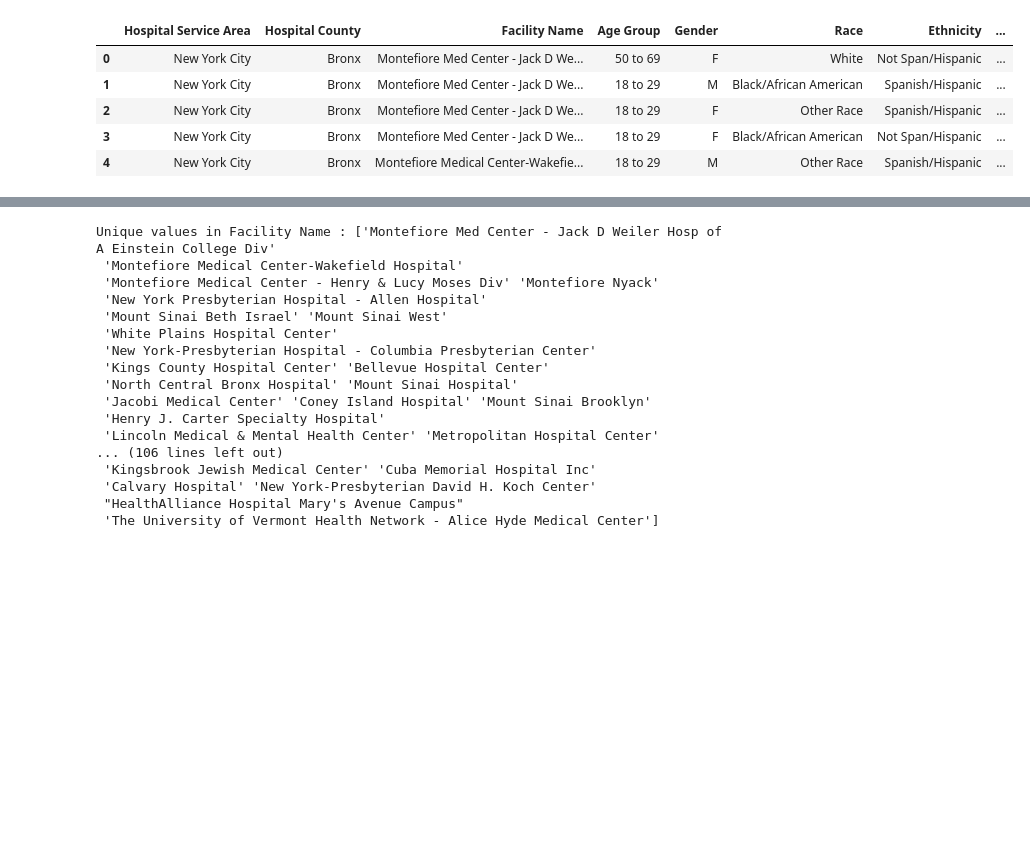
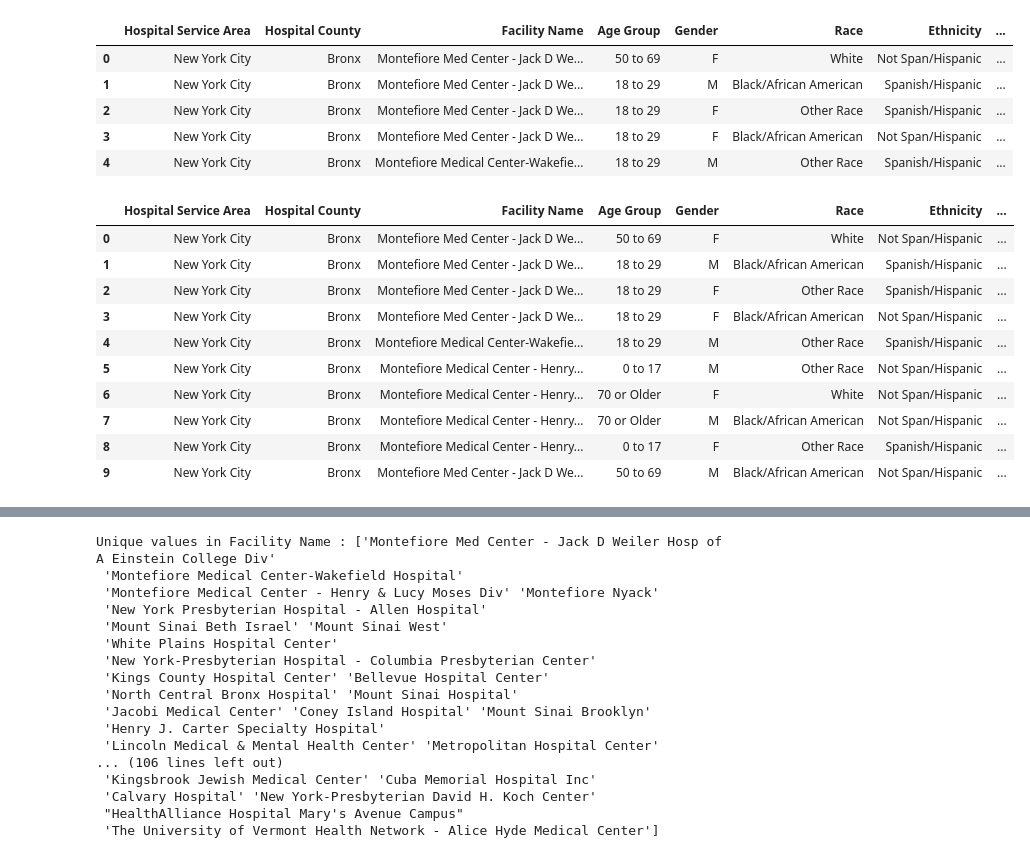
Before and after one commit to Omeesha28/NY-Healthcare-Data-Visualization, a Jupyter notebook: main.ipynb, the cells around one changed output, grey strips where cells are left out. Saved outputs shown, nothing was run; the diff lists cells and outputs as text; code cells hidden in the pictures; blank space fills up the shorter version.

```diff
--- a/main.ipynb
+++ b/main.ipynb
@@ -104,6 +104,23 @@ clean_data_merged=clean_data.merge(NY_lat_long_df, on='Facility Name', how="left
 clean_data_merged.head()
 
 clean_data_merged.to_csv("Resources/NY_data_2022.csv", index=False)
+# %%
+clean_data_merged['Total Charges'] = clean_data_merged['Total Charges'].astype(str).str.replace(',', '').astype(float)
+clean_data_merged['Total Costs'] = clean_data_merged['Total Costs'].astype(str).str.replace(',', '').astype(float)
+
+clean_data_merged.head(10)
+# %% [output]
+|  | Hospital Service Area | Hospital County | Facility Name | Age Group | Gender | Race | Ethnicity | ... |
+| 0 | New York City | Bronx | Montefiore Med Center - Jack D We... | 50 to 69 | F | White | Not Span/Hispanic | ... |
+| 1 | New York City | Bronx | Montefiore Med Center - Jack D We... | 18 to 29 | M | Black/African American | Spanish/Hispanic | ... |
+| 2 | New York City | Bronx | Montefiore Med Center - Jack D We... | 18 to 29 | F | Other Race | Spanish/Hispanic | ... |
+| 3 | New York City | Bronx | Montefiore Med Center - Jack D We... | 18 to 29 | F | Black/African American | Not Span/Hispanic | ... |
+| 4 | New York City | Bronx | Montefiore Medical Center-Wakefie... | 18 to 29 | M | Other Race | Spanish/Hispanic | ... |
+| 5 | New York City | Bronx | Montefiore Medical Center - Henry... | 0 to 17 | M | Other Race | Not Span/Hispanic | ... |
+| 6 | New York City | Bronx | Montefiore Medical Center - Henry... | 70 or Older | F | White | Not Span/Hispanic | ... |
+| 7 | New York City | Bronx | Montefiore Medical Center - Henry... | 70 or Older | M | Black/African American | Not Span/Hispanic | ... |
+| 8 | New York City | Bronx | Montefiore Medical Center - Henry... | 0 to 17 | F | Other Race | Spanish/Hispanic | ... |
+| 9 | New York City | Bronx | Montefiore Med Center - Jack D We... | 50 to 69 | M | Black/African American | Not Span/Hispanic | ... |
 # %%
 # Group by Facility Name and count the total number of records for each hospital
 grouped_df = clean_data_merged.groupby('Facility Name').size().reset_index(name='Total Count')
```
Also changed, not shown: parts of 2 cells of this notebook.
